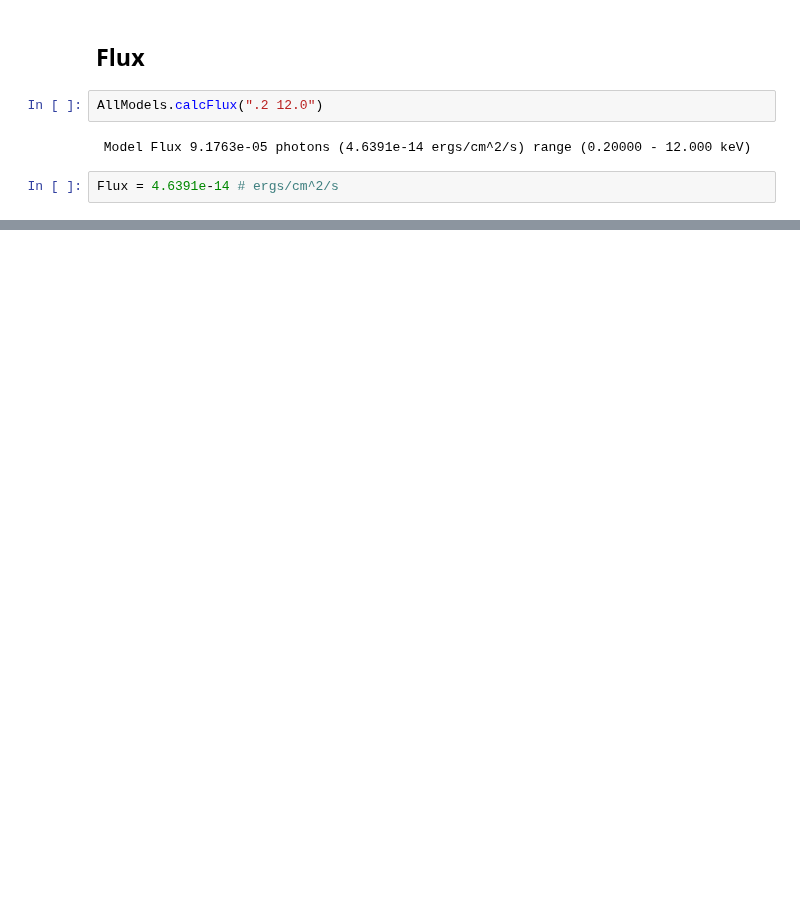
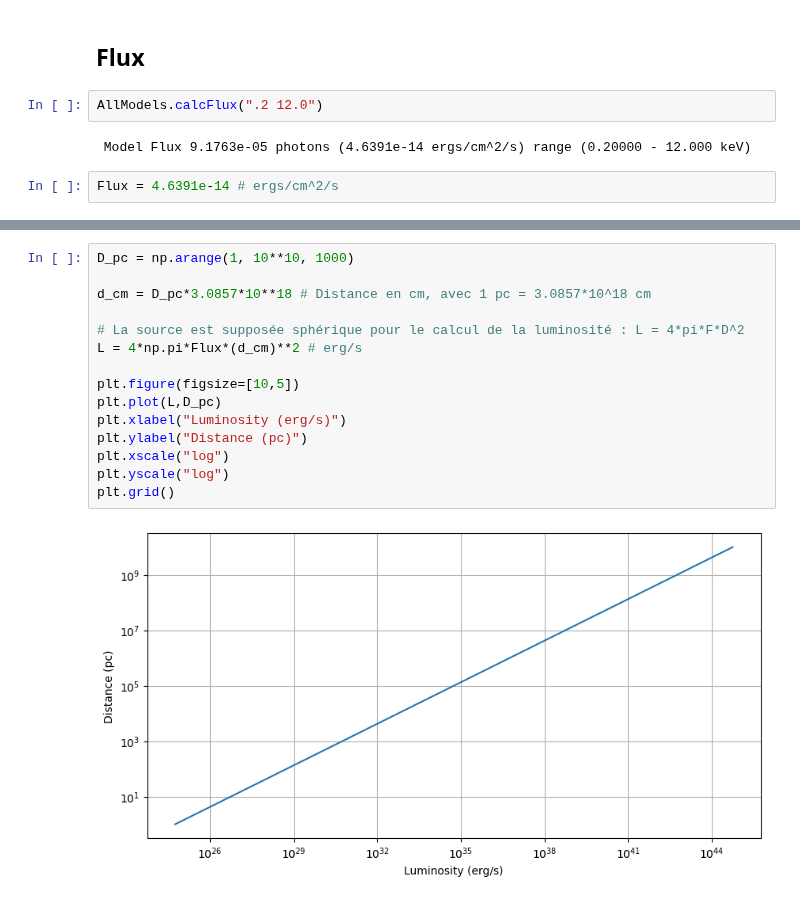
Before and after one commit to ceeliiaa/STONKS-alert, a Jupyter notebook: ObsID0945010135_SRCNUM35/EPN/ObsID0945010135_SRCNUM35_EPN_Xspec.ipynb, the cells around one changed output, grey strips where cells are left out. Drawn from its saved outputs; the diff is of its cells as text; blank space fills up the shorter version.

```diff
--- a/ObsID0945010135_SRCNUM35/EPN/ObsID0945010135_SRCNUM35_EPN_Xspec.ipynb
+++ b/ObsID0945010135_SRCNUM35/EPN/ObsID0945010135_SRCNUM35_EPN_Xspec.ipynb
@@ -219,0 +302,17 @@ No distance available on ESASky. https://sky.esa.int/esasky/?target=53.644333333
+# %%
+D_pc = np.arange(1, 10**10, 1000)
+
+d_cm = D_pc*3.0857*10**18 # Distance en cm, avec 1 pc = 3.0857*10^18 cm
+
+# La source est supposée sphérique pour le calcul de la luminosité : L = 4*pi*F*D^2
+L = 4*np.pi*Flux*(d_cm)**2 # erg/s
+
+plt.figure(figsize=[10,5])
+plt.plot(L,D_pc)
+plt.xlabel("Luminosity (erg/s)")
+plt.ylabel("Distance (pc)")
+plt.xscale("log")
+plt.yscale("log")
+plt.grid()
+# %% [output]
+[figure, added]
```
Also changed, not shown: parts of 13 cells of this notebook, 1 other file.
